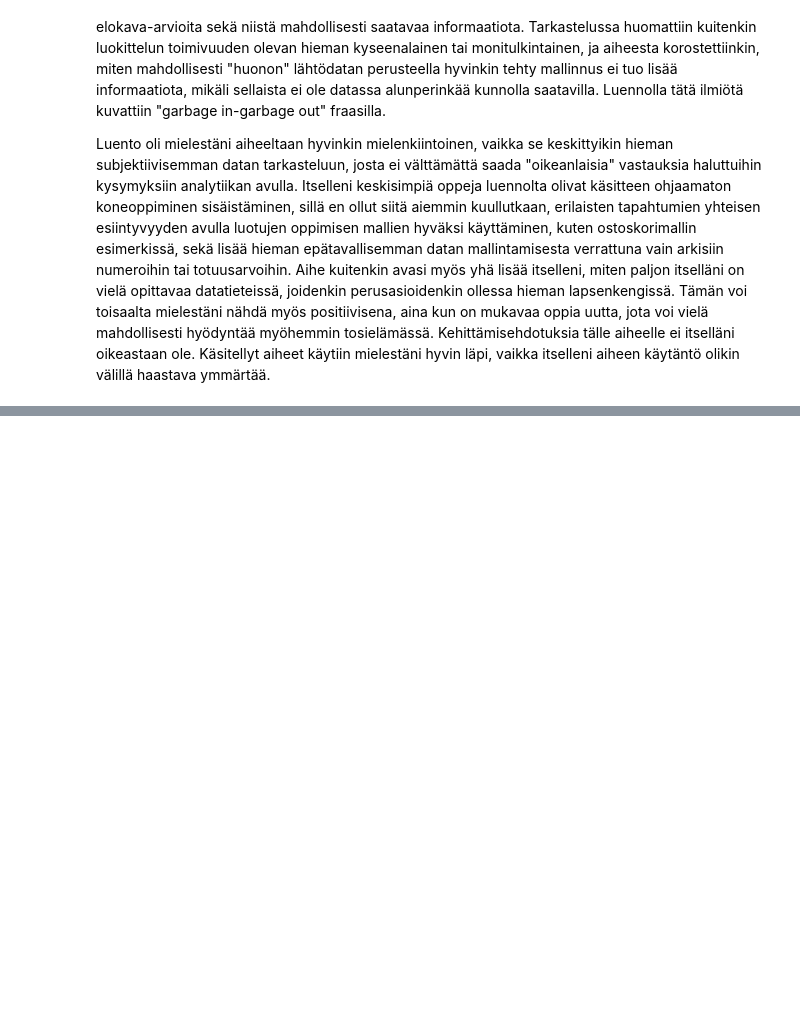
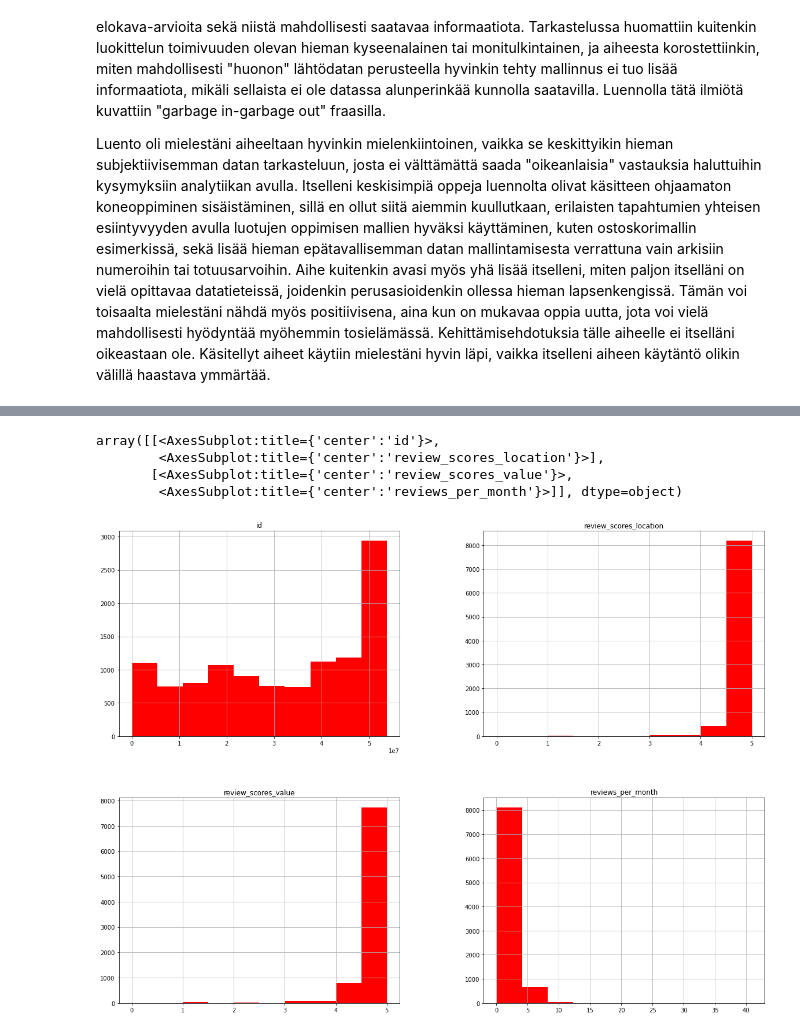
Before and after one commit to PatrikToivonen/OppimispaivakirjaPatrikToivonen, a Jupyter notebook: OppimispaivakirjaPatrikToivonen.ipynb, the cells around one changed output, grey strips where cells are left out. Drawn from its saved outputs; the diff is of its cells as text; code cells hidden in the pictures; blank space fills up the shorter version.

```diff
--- a/OppimispaivakirjaPatrikToivonen.ipynb
+++ b/OppimispaivakirjaPatrikToivonen.ipynb
@@ -216,0 +224,9 @@ Luento oli mielestäni aiheeltaan hyvinkin mielenkiintoinen, vaikka se keskittyi
+# %%
+#Muodostettiin datasta histogrammit
+df2.hist(figsize = (20,15), color = 'red')
+# %% [output]
+array([[<AxesSubplot:title={'center':'id'}>,
+        <AxesSubplot:title={'center':'review_scores_location'}>],
+       [<AxesSubplot:title={'center':'review_scores_value'}>,
+        <AxesSubplot:title={'center':'reviews_per_month'}>]], dtype=object)
+[figure, added]
```
Also changed, not shown: parts of 4 cells of this notebook.
